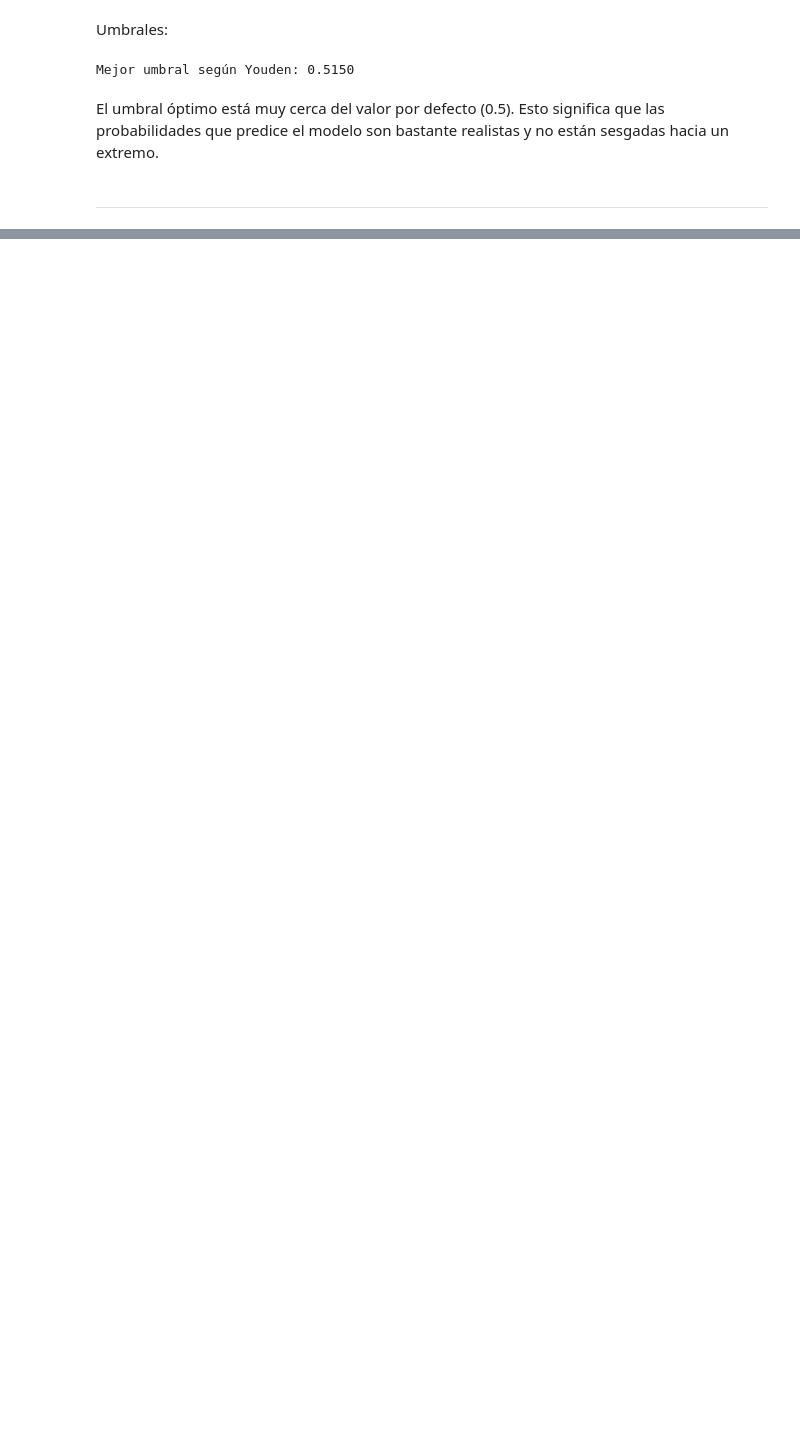
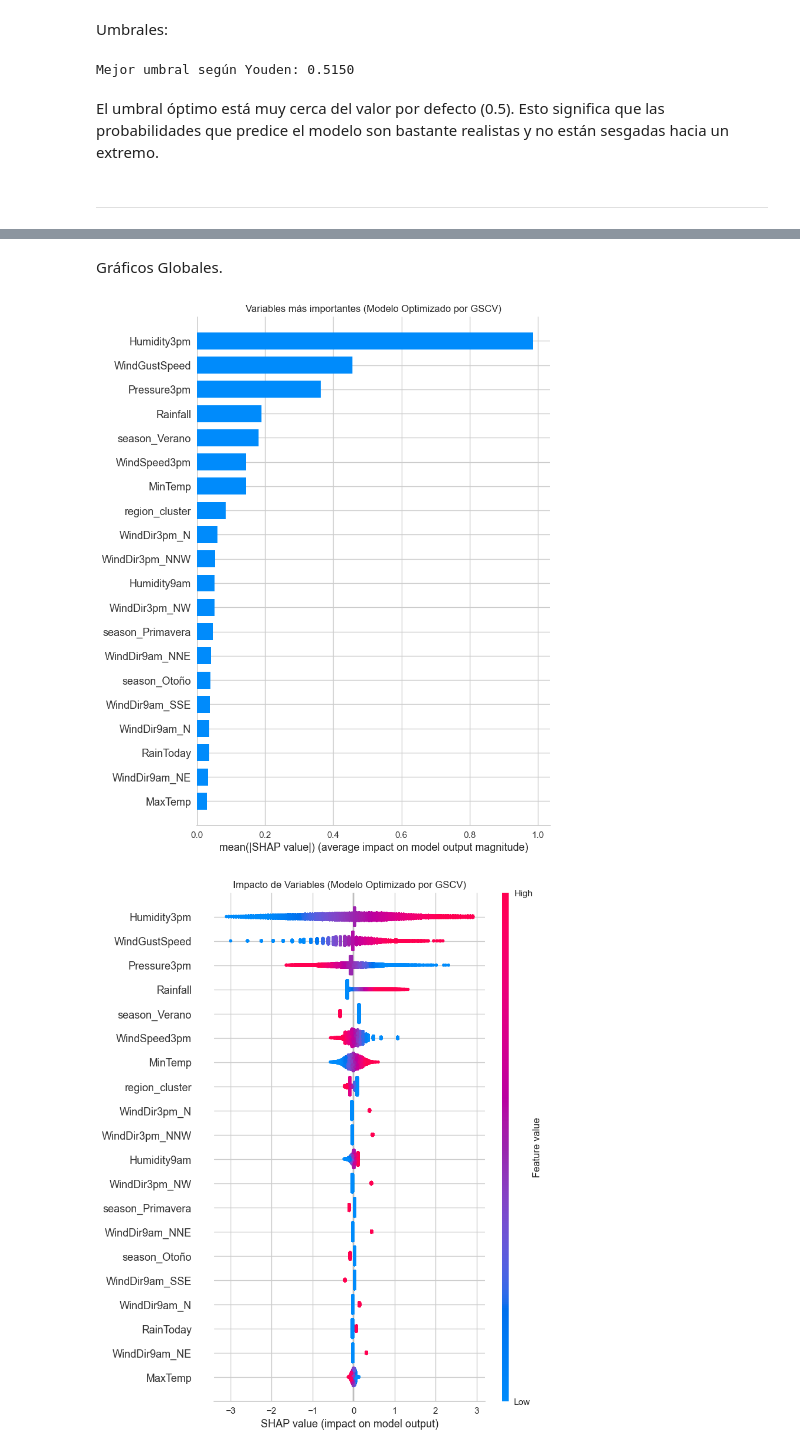
Before and after one commit to CaroRuiz92/AA1-TUIA-Ruiz-Quispe, a Jupyter notebook: TP-clasificacion-AA1.ipynb, the cells around one changed output, grey strips where cells are left out. Drawn from its saved outputs; the diff is of its cells as text; code cells hidden in the pictures; blank space fills up the shorter version.

```diff
--- a/TP-clasificacion-AA1.ipynb
+++ b/TP-clasificacion-AA1.ipynb
@@ -874,0 +977,37 @@ graficar_matriz_roc(modelo_2_lasso, X_val, y_val)
+# %%
+# 1. Modelo y datos listos
+modelo_a_explicar = modelo_optimizado
+datos_background = X_train
+datos_a_explicar = X_test
+
+# 2. Explicador SHAP (Lineal)
+explainer_base = shap.LinearExplainer(modelo_a_explicar, datos_background)
+
+# 3. Calcular SHAP values
+shap_values_base = explainer_base.shap_values(datos_a_explicar)
+# %% [markdown]
+Gráficos Globales.
+# %%
+# Gráfica Global 1: Bar Plot (Importancia media)
+plt.figure()
+shap.summary_plot(
+    shap_values_base.astype(float),
+    datos_a_explicar.astype(float),
+    plot_type="bar",
+    show=False
+)
+plt.title("Variables más importantes (Modelo Optimizado por GSCV)")
+
+# Gráfica Global 2: Summary Plot (Beeswarm/Dot)
+plt.figure()
+shap.summary_plot(
+    shap_values_base.astype(float),
+    datos_a_explicar.astype(float),
+    plot_type="dot",
+    show=False
+)
+plt.title("Impacto de Variables (Modelo Optimizado por GSCV)")
+plt.show()
+# %% [output]
+[figure, added]
+[figure, added]
```
Also changed, not shown: parts of 40 cells of this notebook.
